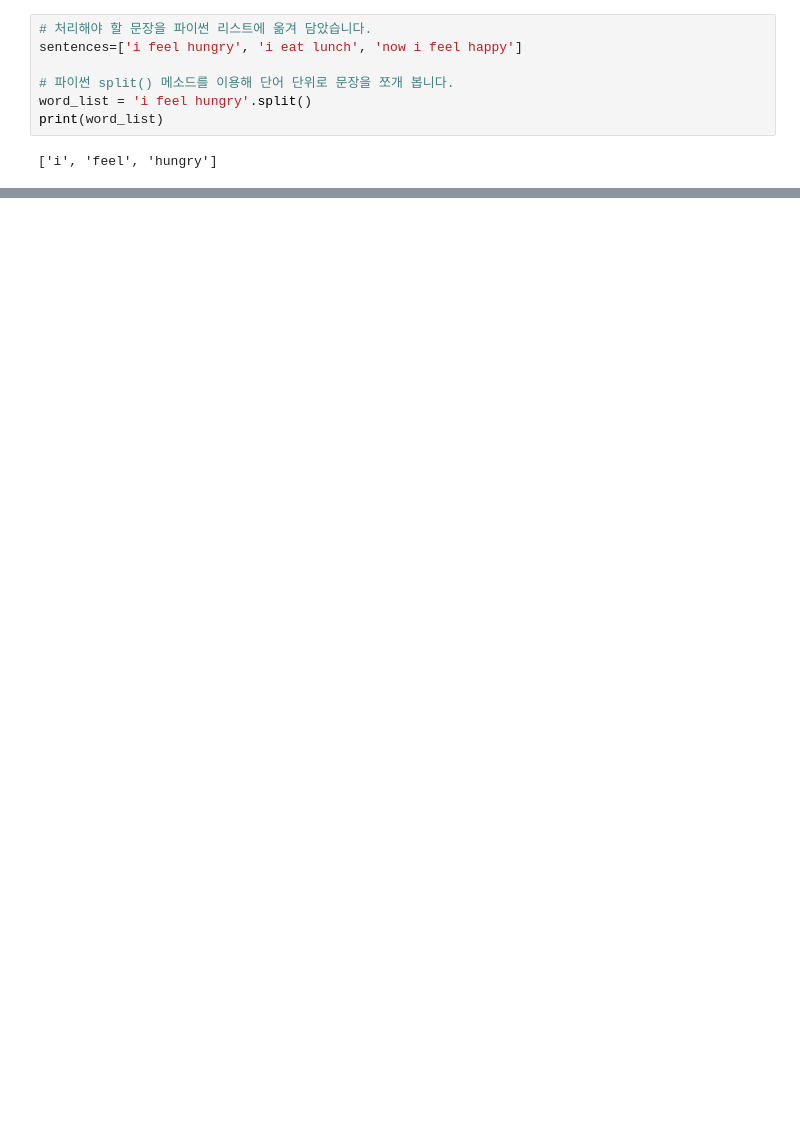
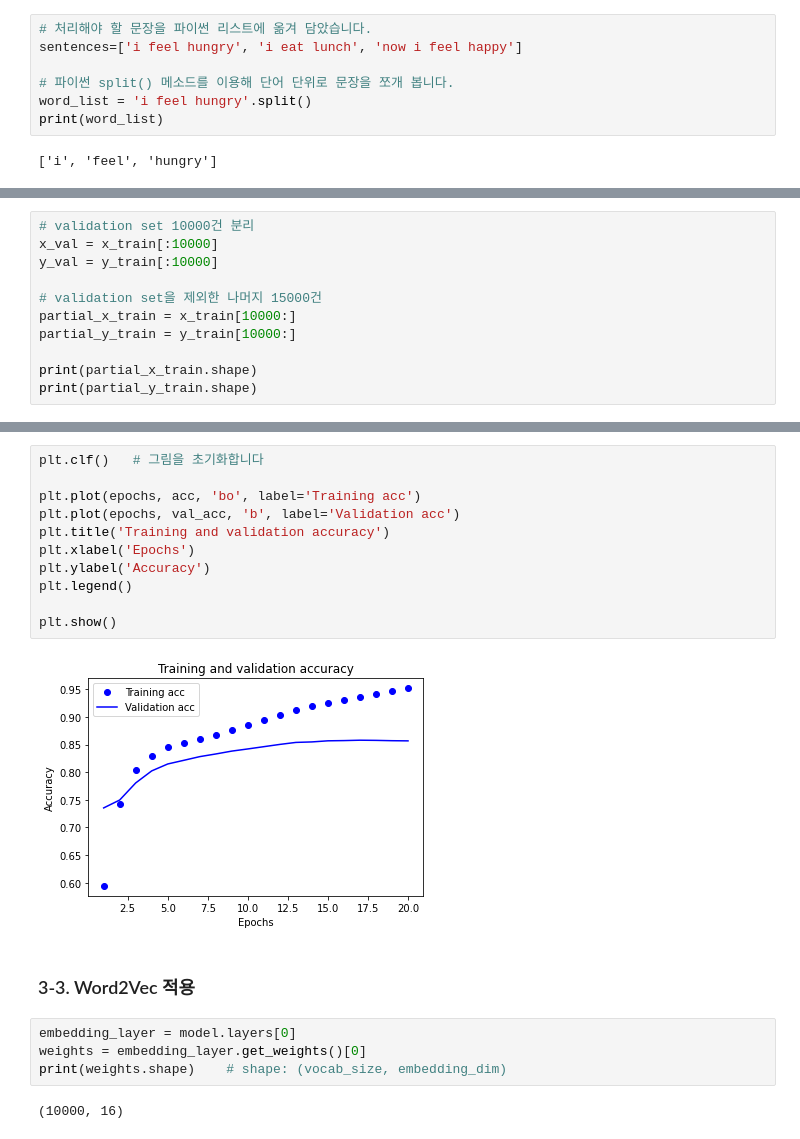
Before and after one commit to woongcheol/AIFFEL-PROJECT, a Jupyter notebook: AIFFEL-EXPLORE/exploration/E7/E7_Practice.ipynb, the cells around one changed output, grey strips where cells are left out. Saved outputs shown, nothing was run; the diff lists cells and outputs as text; blank space fills up the shorter version.

```diff
--- a/AIFFEL-EXPLORE/exploration/E7/E7_Practice.ipynb
+++ b/AIFFEL-EXPLORE/exploration/E7/E7_Practice.ipynb
@@ -29,0 +389,11 @@ print(index_to_word)
+# %%
+# validation set 10000건 분리
+x_val = x_train[:10000]
+y_val = y_train[:10000]
+
+# validation set을 제외한 나머지 15000건
+partial_x_train = x_train[10000:]
+partial_y_train = y_train[10000:]
+
+print(partial_x_train.shape)
+print(partial_y_train.shape)
@@ -29,0 +468,21 @@ print(index_to_word)
+# %%
+plt.clf()   # 그림을 초기화합니다
+
+plt.plot(epochs, acc, 'bo', label='Training acc')
+plt.plot(epochs, val_acc, 'b', label='Validation acc')
+plt.title('Training and validation accuracy')
+plt.xlabel('Epochs')
+plt.ylabel('Accuracy')
+plt.legend()
+
+plt.show()
+# %% [output]
+[figure, added]
+# %% [markdown]
+### 3-3. Word2Vec 적용
+# %%
+embedding_layer = model.layers[0]
+weights = embedding_layer.get_weights()[0]
+print(weights.shape)    # shape: (vocab_size, embedding_dim)
+# %% [output]
+(10000, 16)
```
Also changed, not shown: parts of 41 cells of this notebook, 1 other file.
